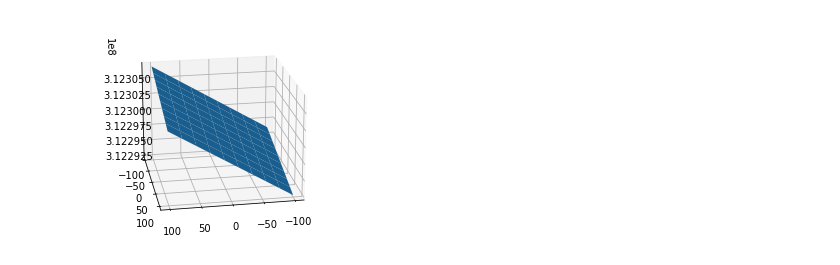
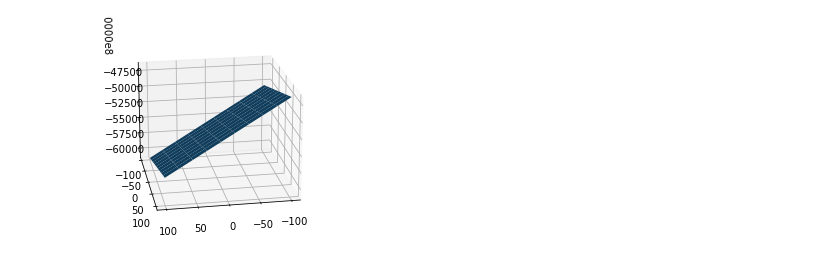
Before and after one commit to mihail1orlov/Learning, a Jupyter notebook: jupyterNotebook/faults/fault_040.ipynb, the cells around one changed output. Saved outputs shown, nothing was run; the diff lists cells and outputs as text; code cells hidden in the pictures.

```diff
--- a/jupyterNotebook/faults/fault_040.ipynb
+++ b/jupyterNotebook/faults/fault_040.ipynb
@@ -1,32 +1,32 @@
 # %%
 import numpy as np
 import matplotlib.pyplot as plt
 from mpl_toolkits.mplot3d import Axes3D
 
 # coefficients
-A = 0.8137762959407276
-B = -0.2962568820550661
-C = 0.49999999999999994
-D = -4716565.627131758
-
+A = 0.9395248110663589
+B = -0.342035879551065
+C = 0.01745240643728344
+D = -5449581.898706565
+#"{\"A\":0.9395248110663589,\"B\":-0.342035879551065,\"C\":0.01745240643728344,\"D\":-5449581.898706565}"
 
 
 # create a grid of points
 x = np.linspace(-100,100,10)
 y = np.linspace(-100,100,10)
 x, y = np.meshgrid(x,y)
 
 # calculate the z coordinates for each point on the plane
 z = (D - A*x - B*y) / C
 
 # create 3D plot
 fig = plt.figure()
 ax = fig.add_subplot(111, projection='3d')
 ax.plot_surface(x, y, z)
 
 # rotate the plot
 ax.view_init(20, 80)
 
 plt.show()
 # %% [output]
-[figure, old version]
+[figure, new version]
```
Also changed, not shown: 4 other files.
